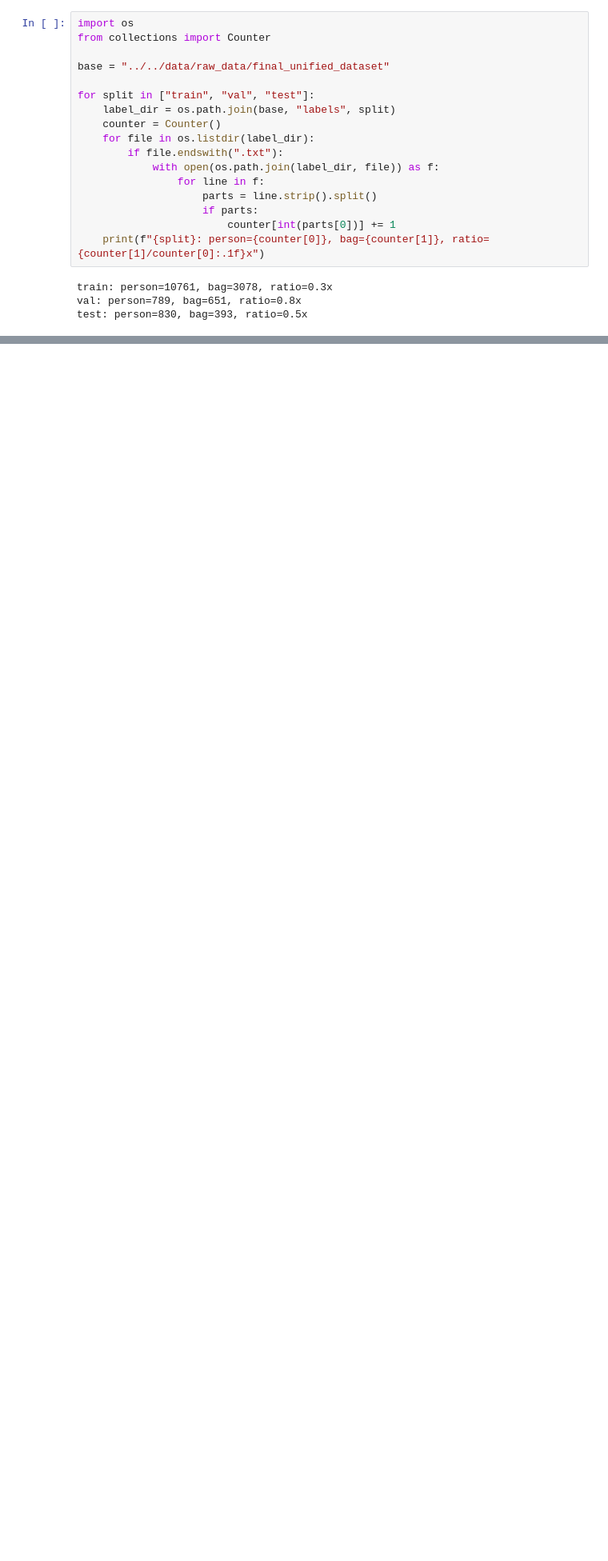
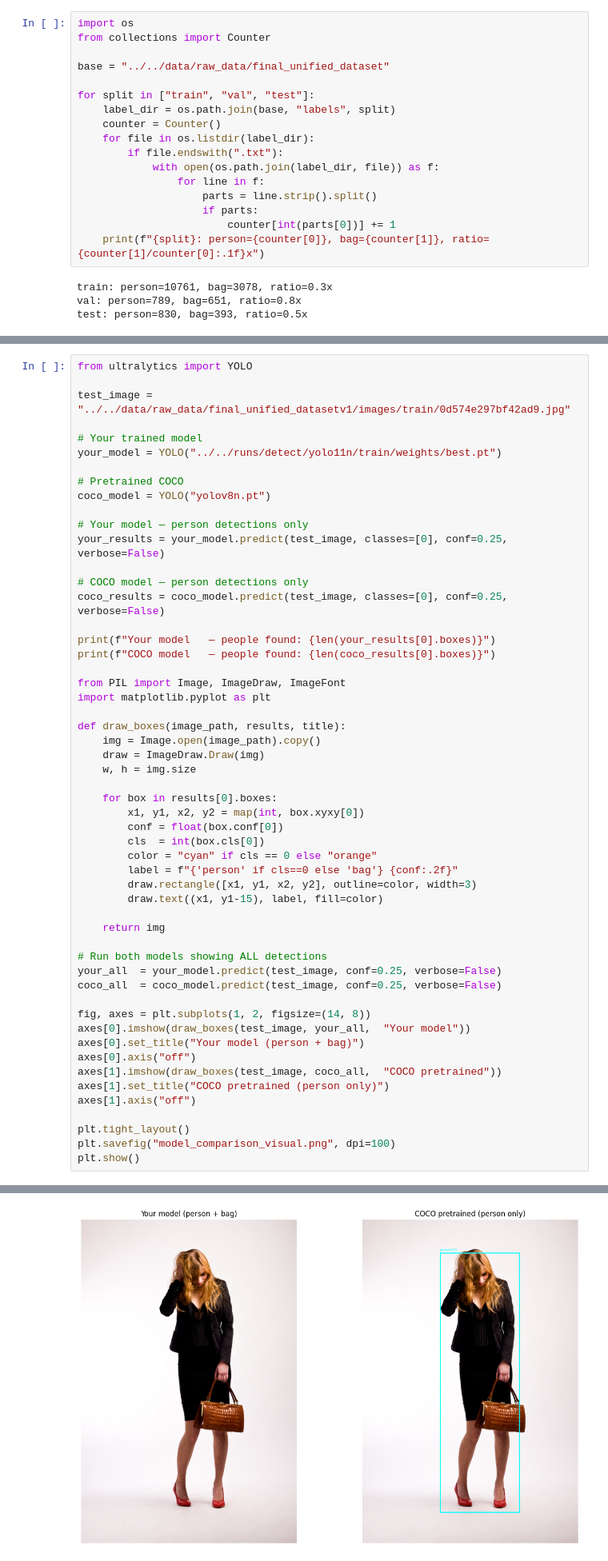
Before and after one commit to defnamboi/CDS_2026Spring_project, a Jupyter notebook: notebook/exploratory/Training.ipynb, the cells around one changed output, grey strips where cells are left out. Shown at 80% size. Saved outputs shown, nothing was run; the diff lists cells and outputs as text; blank space fills up the shorter version.

Commit message:
Ran model 11n on Updated Dataset

```diff
--- a/notebook/exploratory/Training.ipynb
+++ b/notebook/exploratory/Training.ipynb
@@ -238,0 +239,55 @@ else:
+# %%
+from ultralytics import YOLO
+
+test_image = "../../data/raw_data/final_unified_datasetv1/images/train/0d574e297bf42ad9.jpg"
+
+# Your trained model
+your_model = YOLO("../../runs/detect/yolo11n/train/weights/best.pt")
+
+# Pretrained COCO
+coco_model = YOLO("yolov8n.pt")
+
+# Your model — person detections only
+your_results = your_model.predict(test_image, classes=[0], conf=0.25, verbose=False)
+
+# COCO model — person detections only
+coco_results = coco_model.predict(test_image, classes=[0], conf=0.25, verbose=False)
+
+print(f"Your model   — people found: {len(your_results[0].boxes)}")
+print(f"COCO model   — people found: {len(coco_results[0].boxes)}")
+
+from PIL import Image, ImageDraw, ImageFont
+import matplotlib.pyplot as plt
+
+def draw_boxes(image_path, results, title):
+    img = Image.open(image_path).copy()
+    draw = ImageDraw.Draw(img)
+    w, h = img.size
+
+    for box in results[0].boxes:
+        x1, y1, x2, y2 = map(int, box.xyxy[0])
+        conf = float(box.conf[0])
+        cls  = int(box.cls[0])
+        color = "cyan" if cls == 0 else "orange"
+        label = f"{'person' if cls==0 else 'bag'} {conf:.2f}"
+        draw.rectangle([x1, y1, x2, y2], outline=color, width=3)
+        draw.text((x1, y1-15), label, fill=color)
+
+    return img
+
+# Run both models showing ALL detections
+your_all  = your_model.predict(test_image, conf=0.25, verbose=False)
+coco_all  = coco_model.predict(test_image, conf=0.25, verbose=False)
+
+fig, axes = plt.subplots(1, 2, figsize=(14, 8))
+axes[0].imshow(draw_boxes(test_image, your_all,  "Your model"))
+axes[0].set_title("Your model (person + bag)")
+axes[0].axis("off")
+axes[1].imshow(draw_boxes(test_image, coco_all,  "COCO pretrained"))
+axes[1].set_title("COCO pretrained (person only)")
+axes[1].axis("off")
+
+plt.tight_layout()
+plt.savefig("model_comparison_visual.png", dpi=100)
+plt.show()
+# %% [output]
@@ -238,0 +296 @@ else:
+[figure, added]
```
Also changed, not shown: parts of 12 cells of this notebook, 17 other files.
